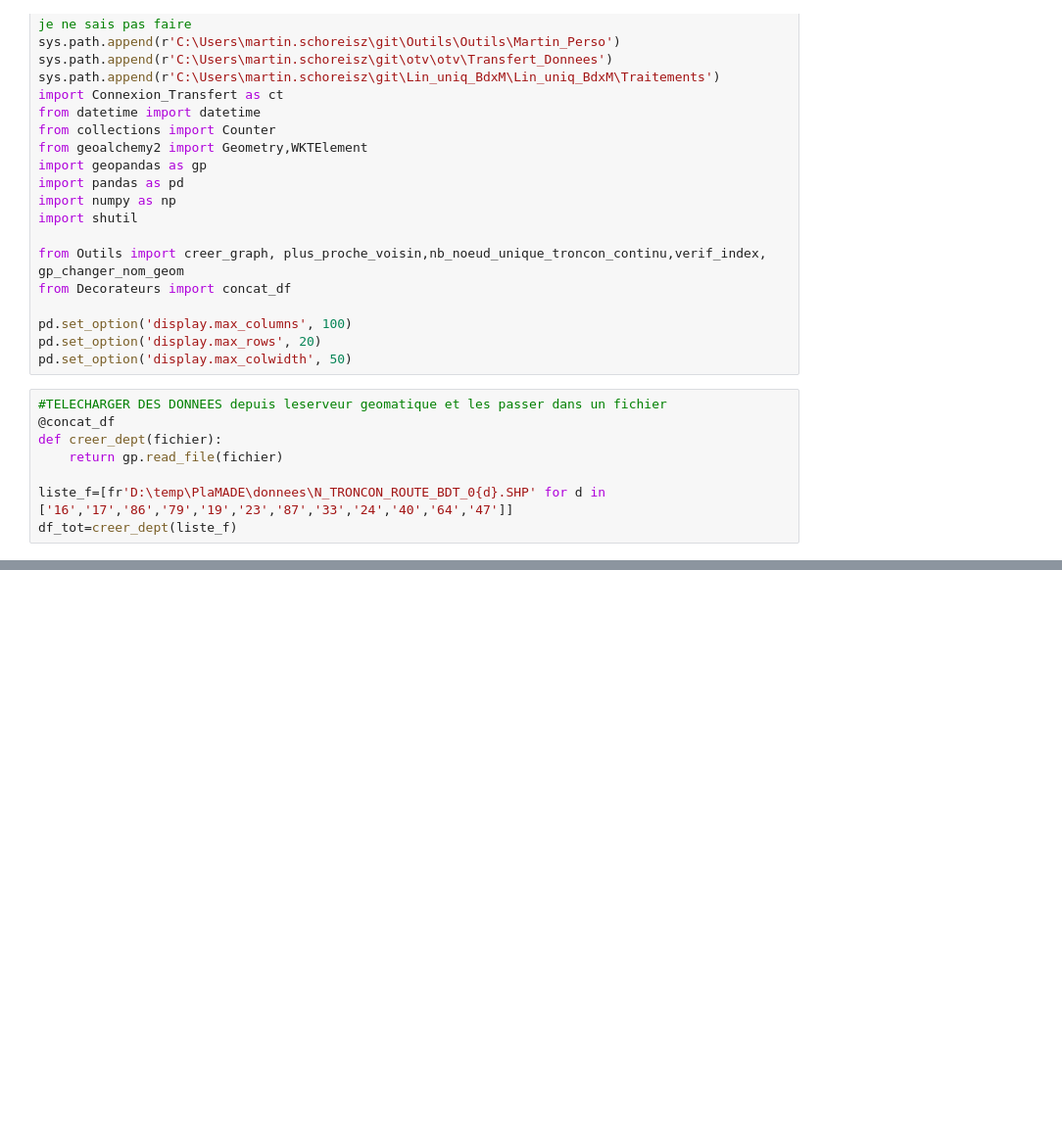
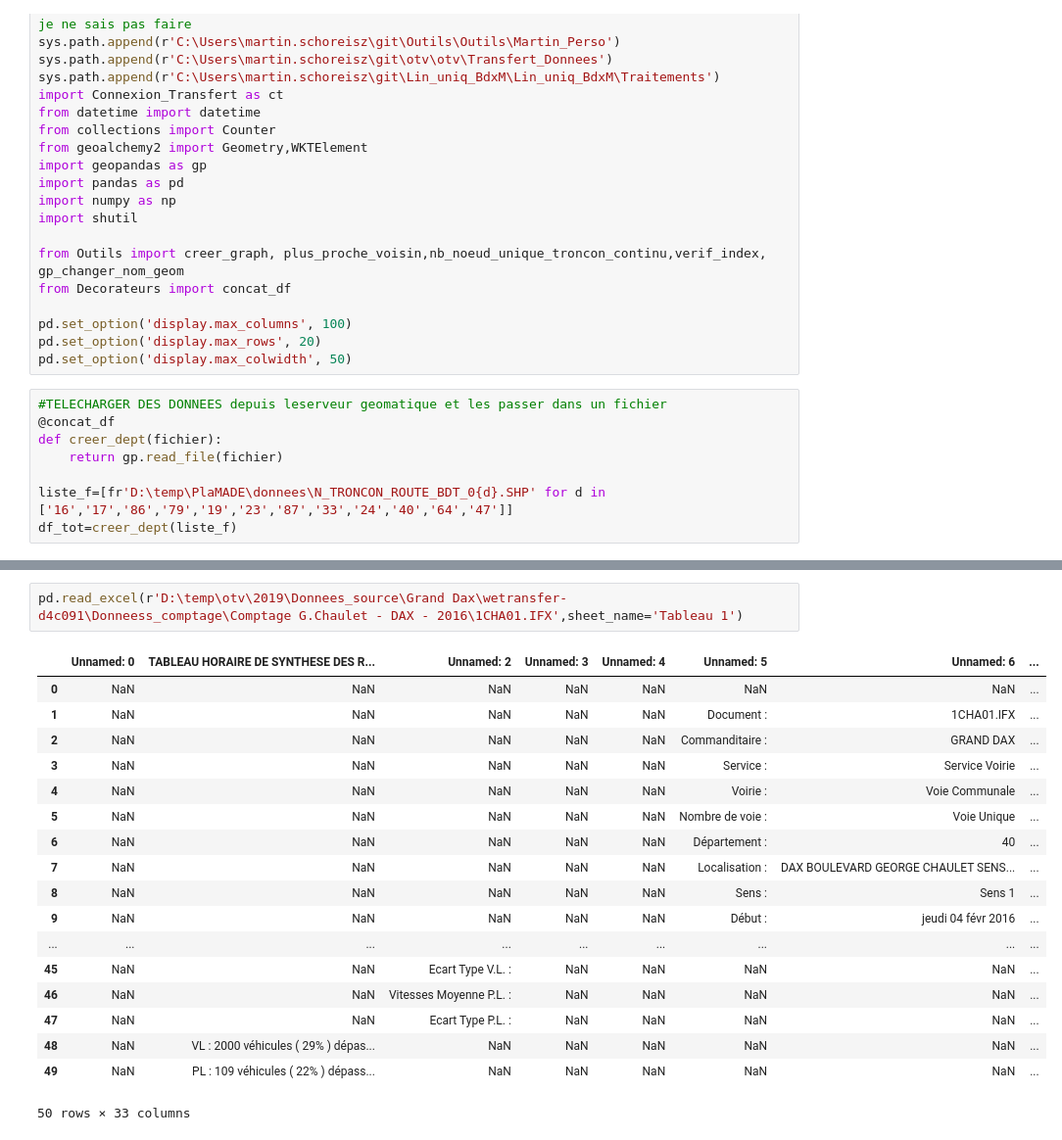
Before and after one commit to nantodevison/Outils, a Jupyter notebook: Outils/Martin_Perso/Exemple_Outils.ipynb, the cells around one changed output, grey strips where cells are left out. Shown: that part at 98% size. Saved outputs shown, nothing was run; the diff lists cells and outputs as text; blank space fills up the shorter version.

```diff
--- a/Outils/Martin_Perso/Exemple_Outils.ipynb
+++ b/Outils/Martin_Perso/Exemple_Outils.ipynb
@@ -66,0 +59,21 @@ Fait
+# %%
+pd.read_excel(r'D:\temp\otv\2019\Donnees_source\Grand Dax\wetransfer-d4c091\Donneess_comptage\Comptage G.Chaulet - DAX - 2016\1CHA01.IFX',sheet_name='Tableau 1')
+# %% [output]
+|  | Unnamed: 0 | TABLEAU HORAIRE DE SYNTHESE DES R... | Unnamed: 2 | Unnamed: 3 | Unnamed: 4 | Unnamed: 5 | Unnamed: 6 | ... |
+| 0 | NaN | NaN | NaN | NaN | NaN | NaN | NaN | ... |
+| 1 | NaN | NaN | NaN | NaN | NaN | Document : | 1CHA01.IFX | ... |
+| 2 | NaN | NaN | NaN | NaN | NaN | Commanditaire : | GRAND DAX | ... |
+| 3 | NaN | NaN | NaN | NaN | NaN | Service : | Service Voirie | ... |
+| 4 | NaN | NaN | NaN | NaN | NaN | Voirie : | Voie Communale | ... |
+| 5 | NaN | NaN | NaN | NaN | NaN | Nombre de voie : | Voie Unique | ... |
+| 6 | NaN | NaN | NaN | NaN | NaN | Département : | 40 | ... |
+| 7 | NaN | NaN | NaN | NaN | NaN | Localisation : | DAX BOULEVARD GEORGE CHAULET SENS... | ... |
+| 8 | NaN | NaN | NaN | NaN | NaN | Sens : | Sens 1 | ... |
+| 9 | NaN | NaN | NaN | NaN | NaN | Début : | jeudi 04 févr 2016 | ... |
+| ... | ... | ... | ... | ... | ... | ... | ... | ... |
+| 45 | NaN | NaN | Ecart Type V.L. : | NaN | NaN | NaN | NaN | ... |
+| 46 | NaN | NaN | Vitesses Moyenne P.L. : | NaN | NaN | NaN | NaN | ... |
+| 47 | NaN | NaN | Ecart Type P.L. : | NaN | NaN | NaN | NaN | ... |
+| 48 | NaN | VL : 2000 véhicules ( 29% ) dépas... | NaN | NaN | NaN | NaN | NaN | ... |
+| 49 | NaN | PL : 109 véhicules ( 22% ) dépass... | NaN | NaN | NaN | NaN | NaN | ... |
+50 rows × 33 columns
```
Also changed, not shown: parts of 3 cells of this notebook, 2 other files.
